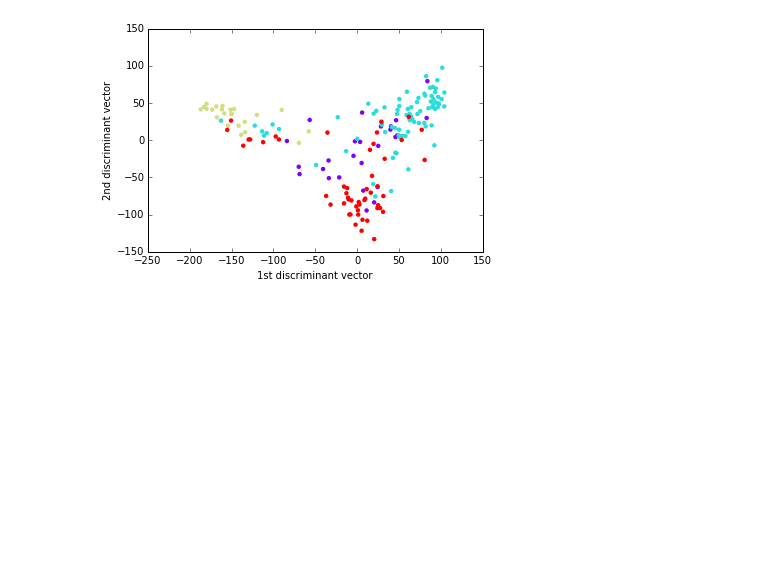
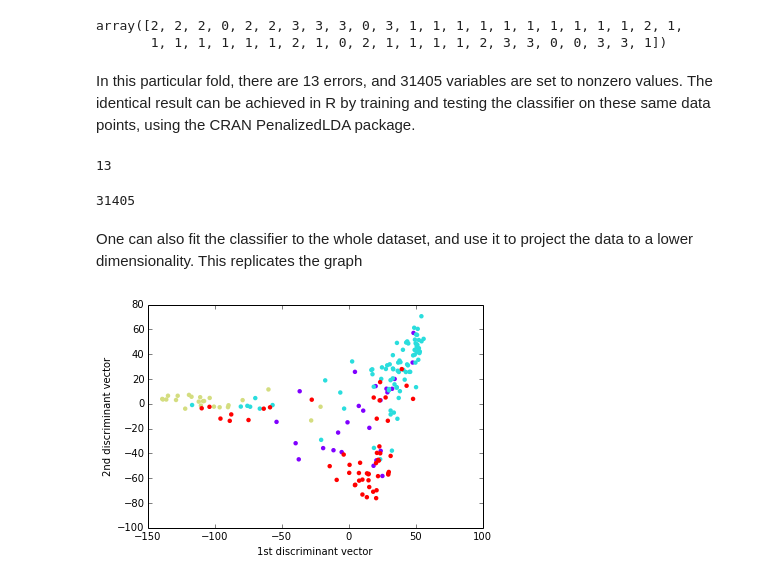
Before and after one commit to RyanCarey/penalized_lda_python, a Jupyter notebook: example/penalized_lda_demo.ipynb, the cells around one changed output. Saved outputs shown, nothing was run; the diff lists cells and outputs as text; code cells hidden in the pictures; blank space fills up the shorter version.

Commit message:
data, imgs, gitignore

```diff
--- a/example/penalized_lda_demo.ipynb
+++ b/example/penalized_lda_demo.ipynb
@@ -11,6 +17,7 @@ import matplotlib.pyplot as plt
 dat = pd.read_csv('sun.csv',index_col=0)
 y = np.array(dat['label'])
 X = np.array(dat.ix[:,1:])
+y = factor_to_integer(y,verbose=True)
 names = dat.columns
 i_nan = np.where(X!=X) # correct a single nan value
 X[i_nan] = np.nanmean(X[:,i_nan[1]])
@@ -304,9 +47,29 @@ print(ldacv.err_mean_,'\n', ldacv.nonzero_mean_)
+# %%
+lda = lda = PenalizedLDA(reg=.006,K=2)
+lda.fit(X[i_tr],y[i_tr])
+lda.predict(X[i_te])
+# %% [output]
+array([2, 2, 2, 0, 2, 2, 3, 3, 3, 0, 3, 1, 1, 1, 1, 1, 1, 1, 1, 1, 1, 2, 1,
+       1, 1, 1, 1, 1, 1, 2, 1, 0, 2, 1, 1, 1, 1, 2, 3, 3, 0, 0, 3, 3, 1])
+# %% [markdown]
+In this particular fold, there are 13 errors, and 31405 variables are set to nonzero values. The identical result can be achieved in R by training and testing the classifier on these same data points, using the CRAN PenalizedLDA package.
+# %%
+(lda.predict(X[i_te])!=y[i_te]).sum()
+# %% [output]
+13
+# %%
+lda.discrim_.any(axis=1).sum()
+# %% [output]
+31405
+# %% [markdown]
+One can also fit the classifier to the whole dataset, and use it to project the data to a lower dimensionality. This replicates the graph
 # %%
-lda.fit(X,factor_to_integer(y))
+lda = PenalizedLDA(reg=.009,K=2)
+lda.fit(X,y)
 plt.scatter(lda.Xtr_proj_[:,0],lda.Xtr_proj_[:,1],c=factor_to_integer(y),
             cmap='rainbow',linewidths=0)
 plt.xlabel('1st discriminant vector')
 plt.ylabel('2nd discriminant vector')
 plt.show()
 # %% [output]
-[figure, old version]
+[figure, new version]
```
Also changed, not shown: parts of 30 cells of this notebook, 4 other files.
